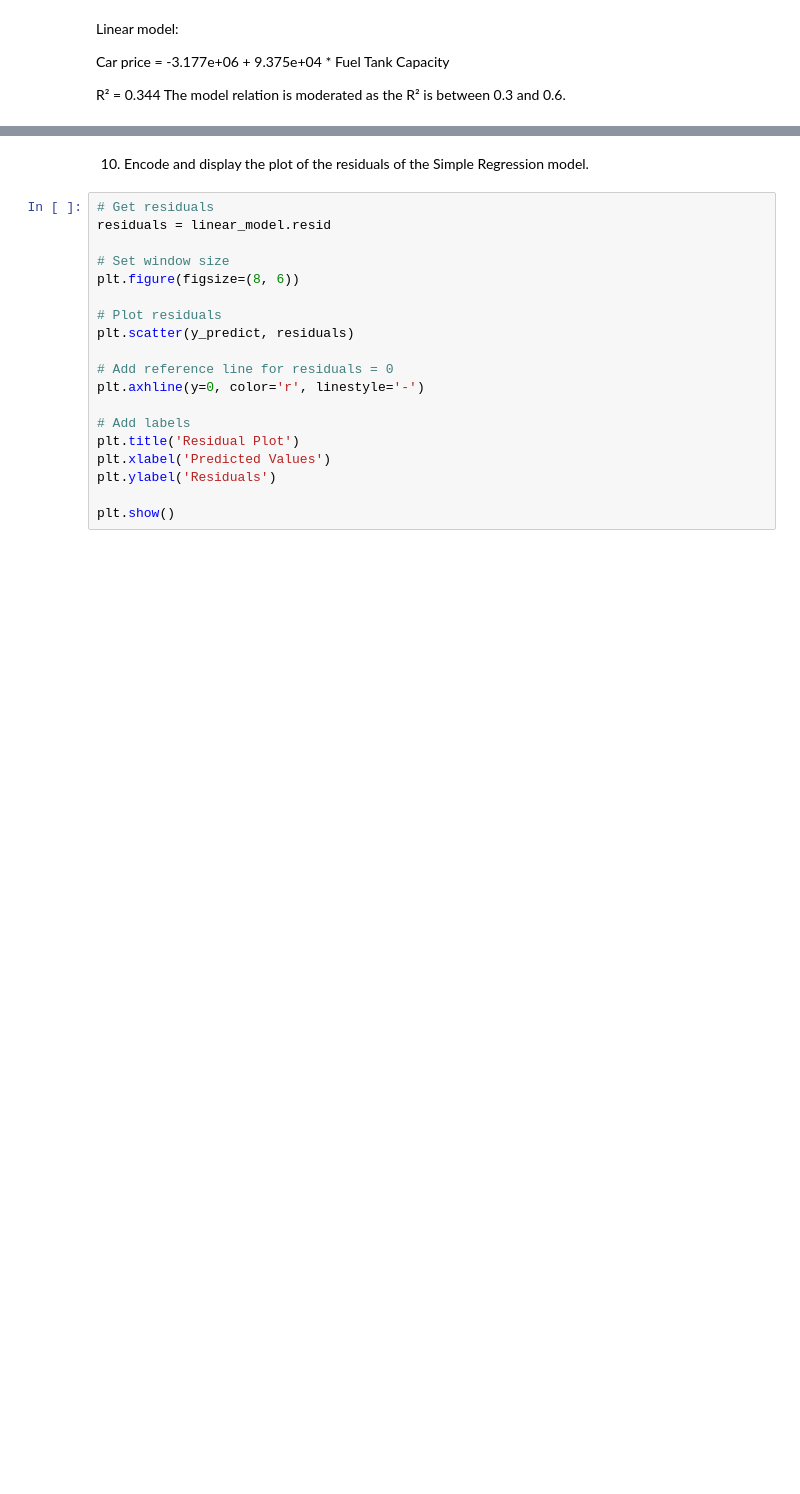
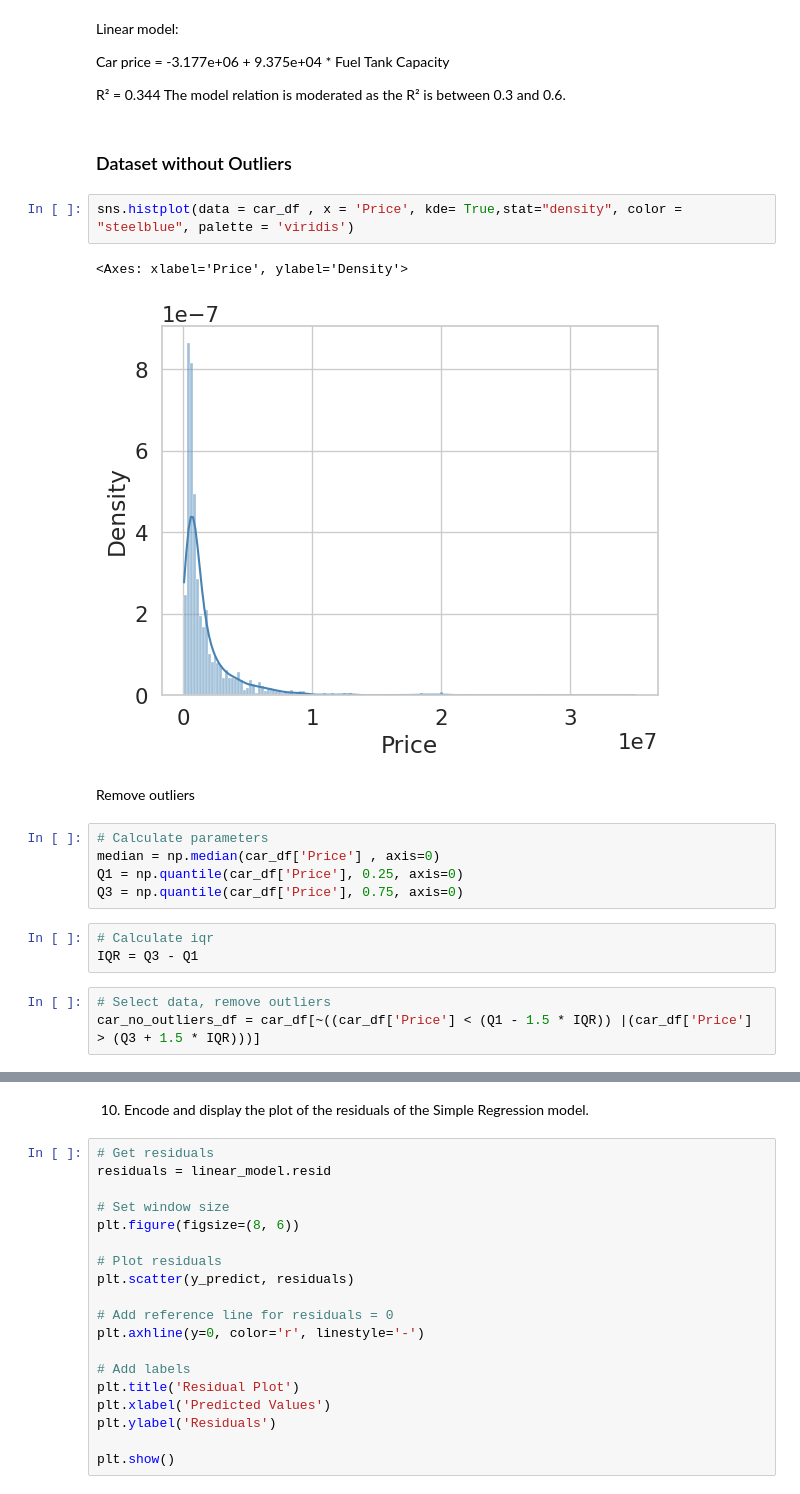
Before and after one commit to mfdali/BootcampDataAnalytics, a Jupyter notebook: Statistics_Correlation_Regression.ipynb, the cells around one changed output, grey strips where cells are left out. Drawn from its saved outputs; the diff is of its cells as text; blank space fills up the shorter version.

```diff
--- a/Statistics_Correlation_Regression.ipynb
+++ b/Statistics_Correlation_Regression.ipynb
@@ -753,3 +748,23 @@ Car price = -3.177e+06 + 9.375e+04 * Fuel Tank Capacity
 
 R² = 0.344
 The model relation is moderated as the R² is between 0.3 and 0.6.
+# %% [markdown]
+### Dataset without Outliers
+# %%
+sns.histplot(data = car_df , x = 'Price', kde= True,stat="density", color = "steelblue", palette = 'viridis')
+# %% [output]
+<Axes: xlabel='Price', ylabel='Density'>
+[figure, added]
+# %% [markdown]
+Remove outliers
+# %%
+# Calculate parameters
+median = np.median(car_df['Price'] , axis=0)
+Q1 = np.quantile(car_df['Price'], 0.25, axis=0)
+Q3 = np.quantile(car_df['Price'], 0.75, axis=0)
+# %%
+# Calculate iqr
+IQR = Q3 - Q1
+# %%
+# Select data, remove outliers
+car_no_outliers_df = car_df[~((car_df['Price'] < (Q1 - 1.5 * IQR)) |(car_df['Price'] > (Q3 + 1.5 * IQR)))]
```
Also changed, not shown: parts of 28 cells of this notebook.
